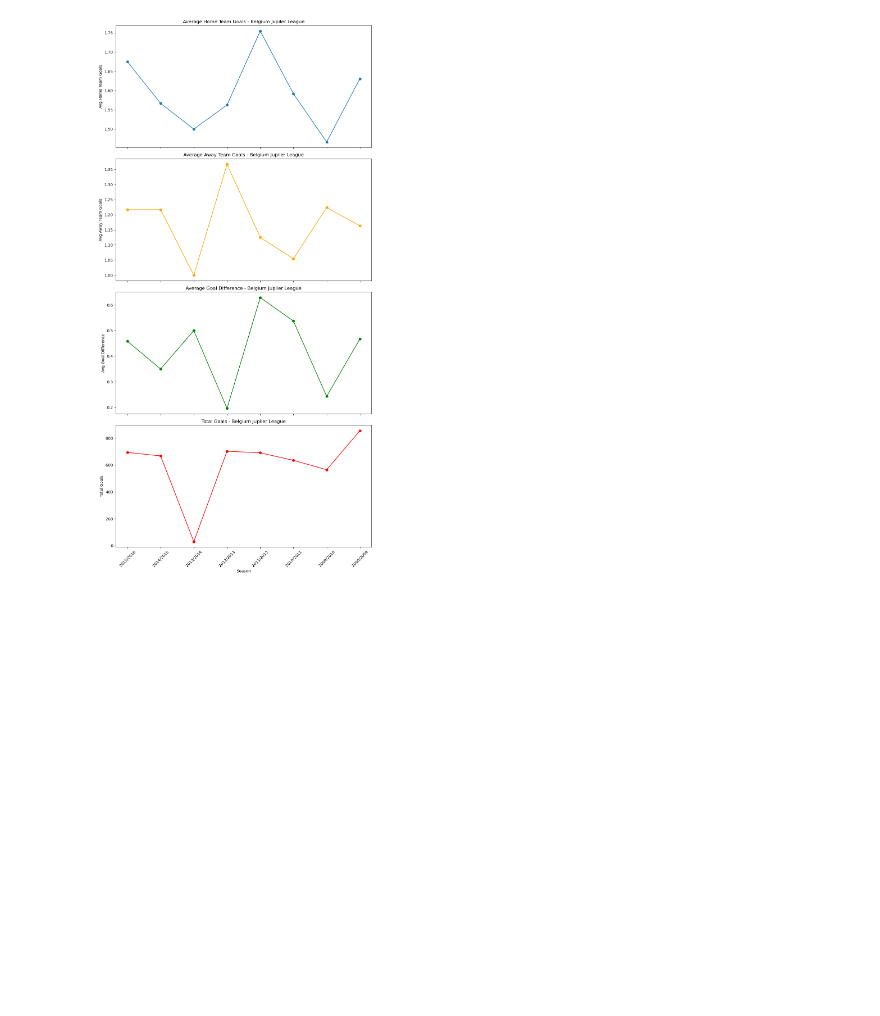
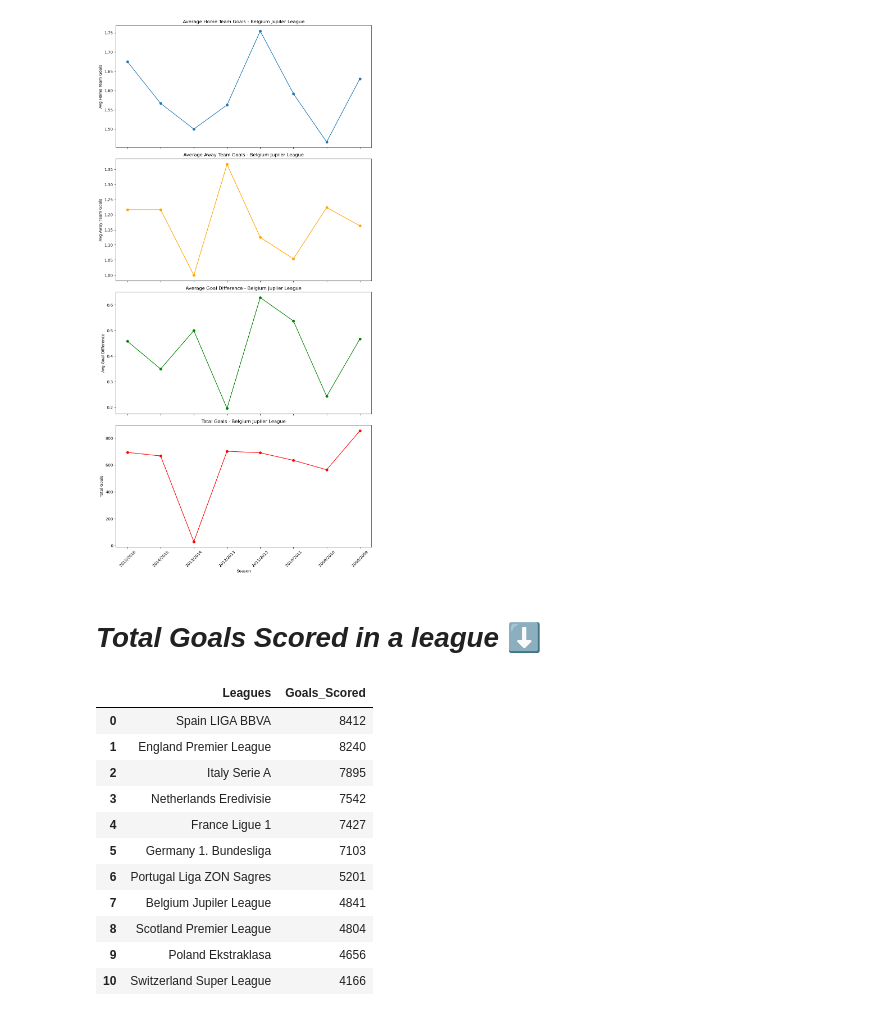
Before and after one commit to jatinkharbanda33/EuropeanSoccerAnalysis, a Jupyter notebook: Europeon Soccer Data Analysis.ipynb, the cells around one changed output. Saved outputs shown, nothing was run; the diff lists cells and outputs as text; code cells hidden in the pictures; blank space fills up the shorter version.

```diff
--- a/Europeon Soccer Data Analysis.ipynb
+++ b/Europeon Soccer Data Analysis.ipynb
@@ -159,3 +159,28 @@ def plot_metrics(country, league, df):
 plot_metrics('Belgium', 'Belgium Jupiler League', countryPerformance)
 # %% [output]
 [figure]
+# %% [markdown]
+# *Total Goals Scored in a league* ⬇️
+# %%
+most_goal_scored_leaguewise = pd.read_sql('''
+                                          select l.name Leagues, sum(home_team_goal+away_team_goal) Goals_Scored
+                                          from league l
+                                          left join match m
+                                          on l.id = m.league_id
+                                          group by m.league_id
+                                          order by Goals_Scored desc;
+                                          ''', connection)
+most_goal_scored_leaguewise
+# %% [output]
+|  | Leagues | Goals_Scored |
+| 0 | Spain LIGA BBVA | 8412 |
+| 1 | England Premier League | 8240 |
+| 2 | Italy Serie A | 7895 |
+| 3 | Netherlands Eredivisie | 7542 |
+| 4 | France Ligue 1 | 7427 |
+| 5 | Germany 1. Bundesliga | 7103 |
+| 6 | Portugal Liga ZON Sagres | 5201 |
+| 7 | Belgium Jupiler League | 4841 |
+| 8 | Scotland Premier League | 4804 |
+| 9 | Poland Ekstraklasa | 4656 |
+| 10 | Switzerland Super League | 4166 |
```
Also changed, not shown: parts of 12 cells of this notebook.
